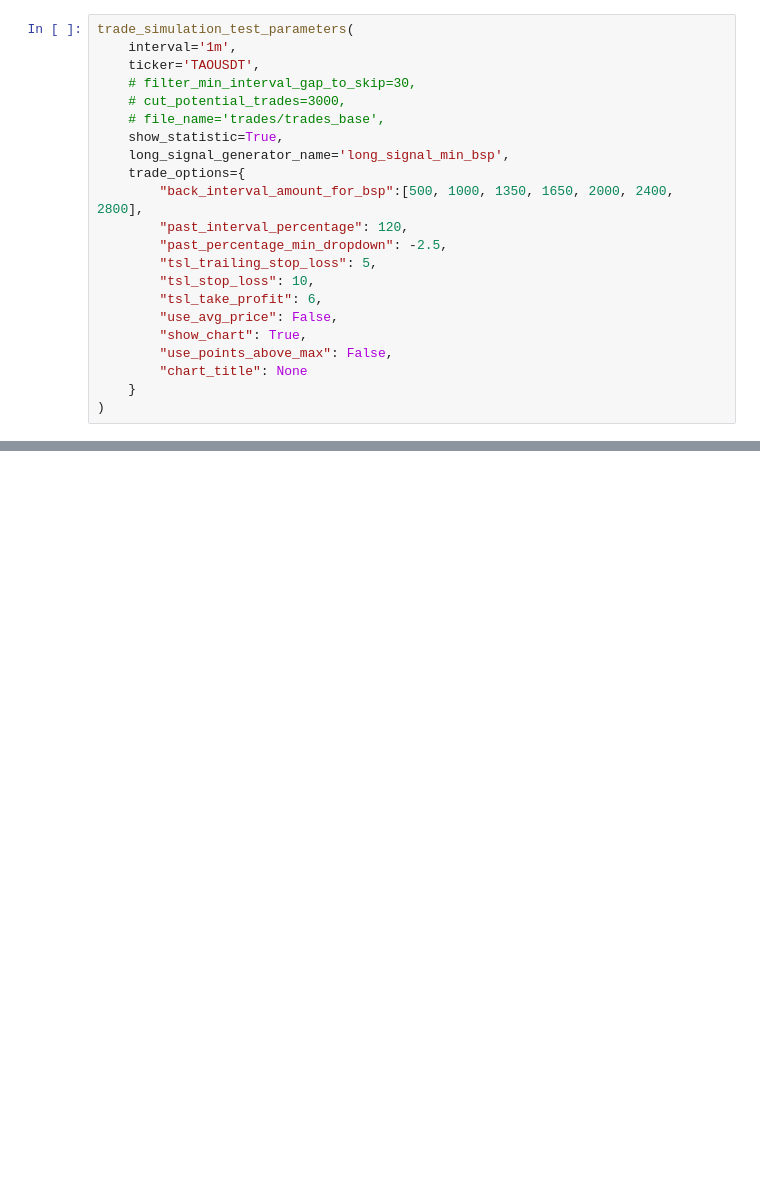
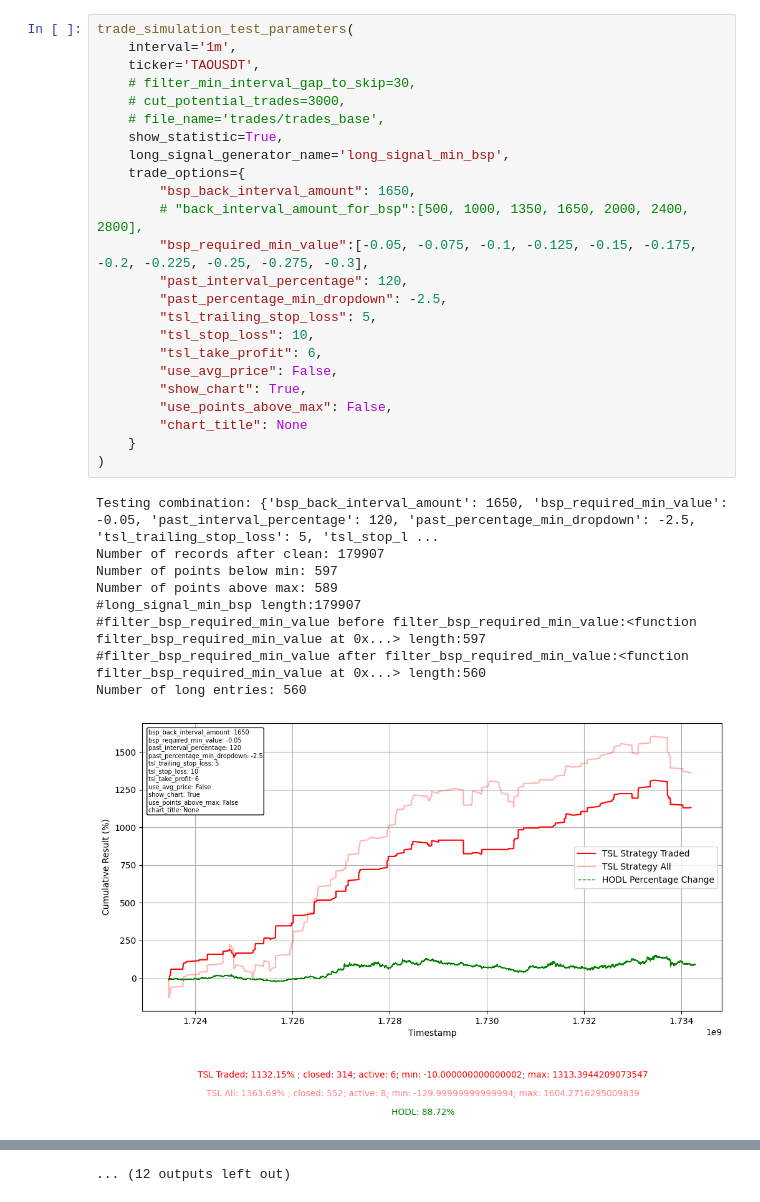
Before and after one commit to anteqkois/bsp-analysis, a Jupyter notebook: src/4-bsp-range-filter.ipynb, the cells around one changed output, grey strips where cells are left out. Drawn from its saved outputs; the diff is of its cells as text; blank space fills up the shorter version.

```diff
--- a/src/4-bsp-range-filter.ipynb
+++ b/src/4-bsp-range-filter.ipynb
@@ -29,22 +93,34 @@ trade_simulation(
 # %%
 trade_simulation_test_parameters(
     interval='1m',
     ticker='TAOUSDT',
     # filter_min_interval_gap_to_skip=30,
     # cut_potential_trades=3000,
     # file_name='trades/trades_base',
     show_statistic=True,
     long_signal_generator_name='long_signal_min_bsp',
     trade_options={
-        "back_interval_amount_for_bsp":[500, 1000, 1350, 1650, 2000, 2400, 2800],
+        "bsp_back_interval_amount": 1650,
+        # "back_interval_amount_for_bsp":[500, 1000, 1350, 1650, 2000, 2400, 2800],
+        "bsp_required_min_value":[-0.05, -0.075, -0.1, -0.125, -0.15, -0.175, -0.2, -0.225, -0.25, -0.275, -0.3],
         "past_interval_percentage": 120,
         "past_percentage_min_dropdown": -2.5,
         "tsl_trailing_stop_loss": 5,
         "tsl_stop_loss": 10,
         "tsl_take_profit": 6,
         "use_avg_price": False,
         "show_chart": True,
         "use_points_above_max": False,
         "chart_title": None
     }
 )
+# %% [output]
+Testing combination: {'bsp_back_interval_amount': 1650, 'bsp_required_min_value': -0.05, 'past_interval_percentage': 120, 'past_percentage_min_dropdown': -2.5, 'tsl_trailing_stop_loss': 5, 'tsl_stop_l ...
+Number of records after clean: 179907
+Number of points below min: 597
+Number of points above max: 589
+#long_signal_min_bsp length:179907
+#filter_bsp_required_min_value before filter_bsp_required_min_value:<function filter_bsp_required_min_value at 0x...> length:597
+#filter_bsp_required_min_value after filter_bsp_required_min_value:<function filter_bsp_required_min_value at 0x...> length:560
+Number of long entries: 560
+[figure, added]
@@ -50,0 +217 @@ trade_simulation_test_parameters(
+... (12 outputs left out)
```
Also changed, not shown: parts of 3 cells of this notebook, 2 other files.
